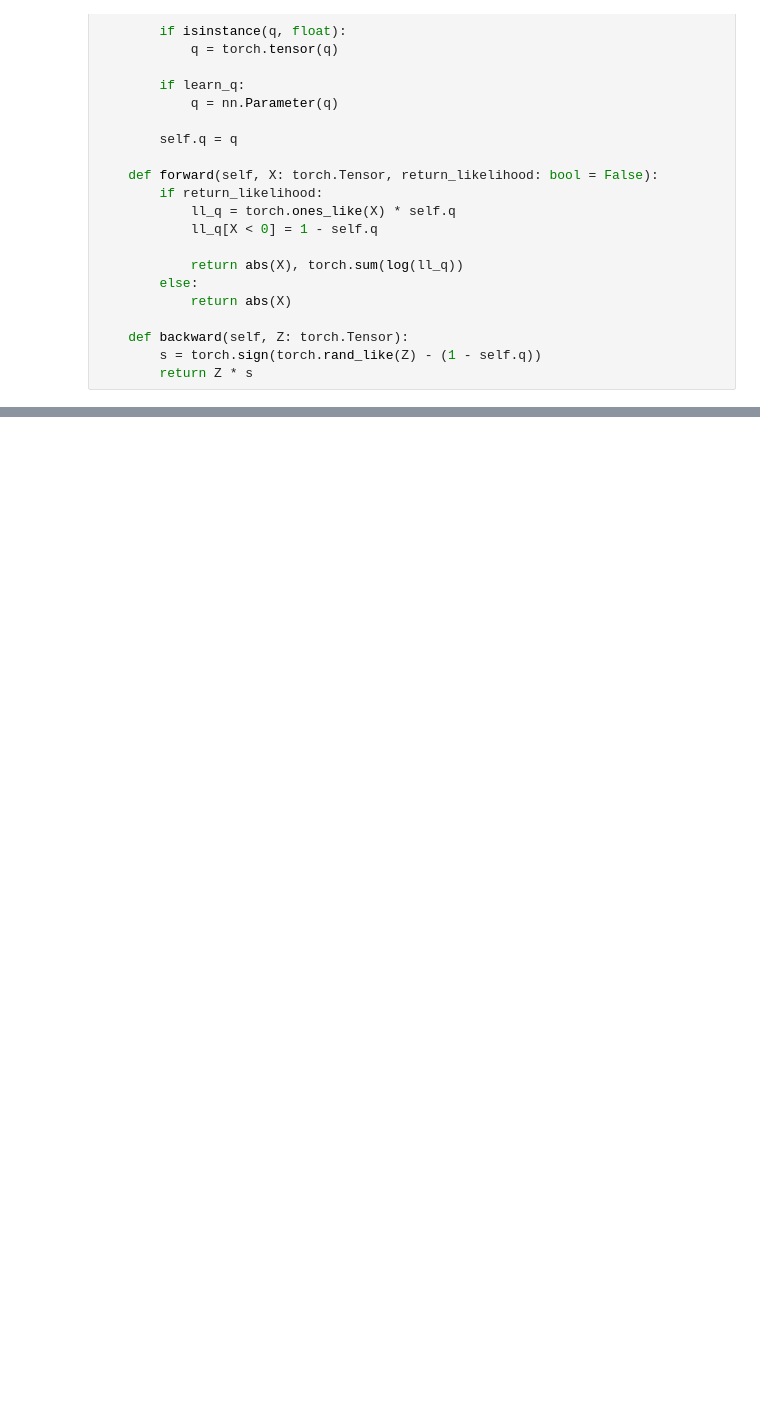
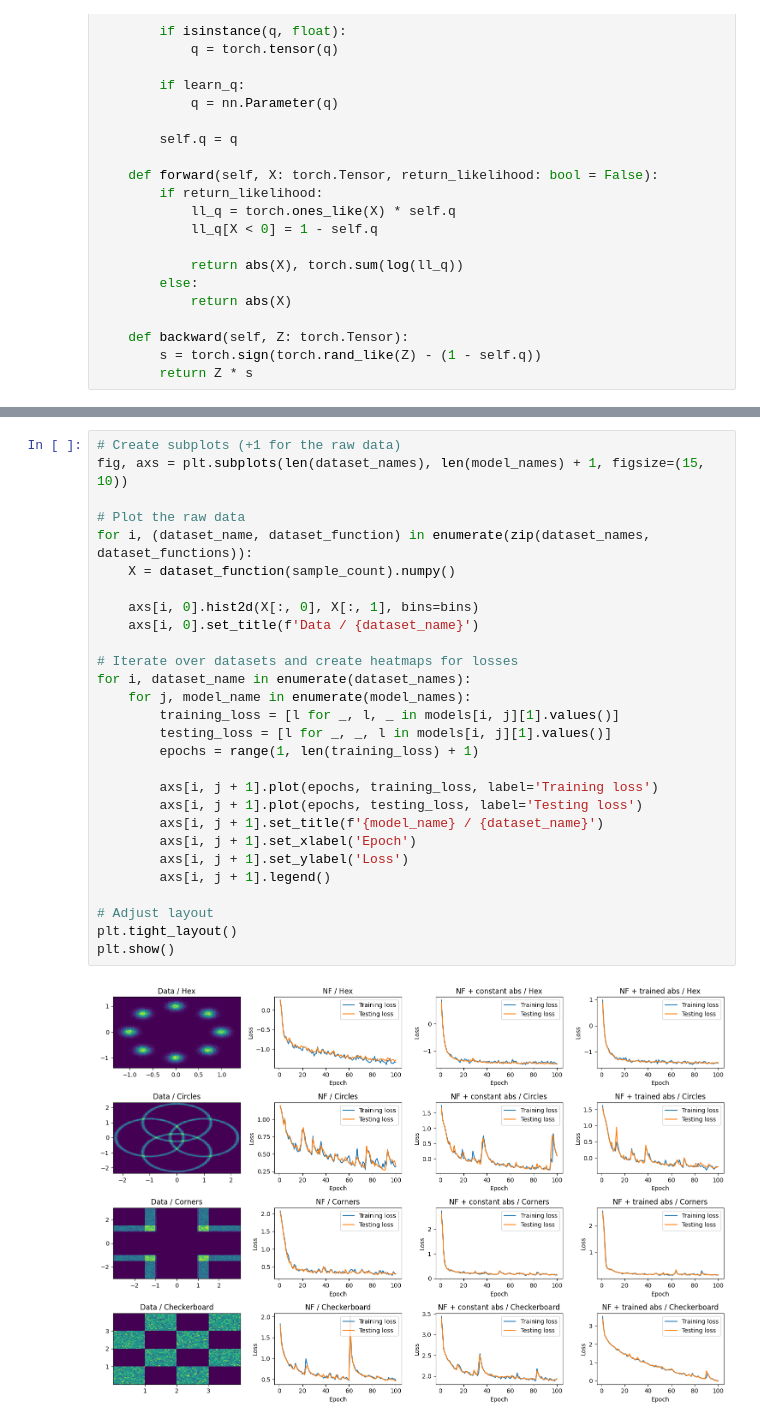
Before and after one commit to xiaoxiae/SurVAE-replication, a Jupyter notebook: main.ipynb, the cells around one changed output, grey strips where cells are left out. Saved outputs shown, nothing was run; the diff lists cells and outputs as text; blank space fills up the shorter version.

```diff
--- a/main.ipynb
+++ b/main.ipynb
@@ -338,0 +417,30 @@ tensor(0.4984, device='cuda:0', requires_grad=True)
+# %%
+# Create subplots (+1 for the raw data)
+fig, axs = plt.subplots(len(dataset_names), len(model_names) + 1, figsize=(15, 10))
+
+# Plot the raw data
+for i, (dataset_name, dataset_function) in enumerate(zip(dataset_names, dataset_functions)):
+    X = dataset_function(sample_count).numpy()
+
+    axs[i, 0].hist2d(X[:, 0], X[:, 1], bins=bins)
+    axs[i, 0].set_title(f'Data / {dataset_name}')
+
+# Iterate over datasets and create heatmaps for losses
+for i, dataset_name in enumerate(dataset_names):
+    for j, model_name in enumerate(model_names):
+        training_loss = [l for _, l, _ in models[i, j][1].values()]
+        testing_loss = [l for _, _, l in models[i, j][1].values()]
+        epochs = range(1, len(training_loss) + 1)
+
+        axs[i, j + 1].plot(epochs, training_loss, label='Training loss')
+        axs[i, j + 1].plot(epochs, testing_loss, label='Testing loss')
+        axs[i, j + 1].set_title(f'{model_name} / {dataset_name}')
+        axs[i, j + 1].set_xlabel('Epoch')
+        axs[i, j + 1].set_ylabel('Loss')
+        axs[i, j + 1].legend()
+
+# Adjust layout
+plt.tight_layout()
+plt.show()
+# %% [output]
+[figure, added]
```
Also changed, not shown: parts of 21 cells of this notebook.
